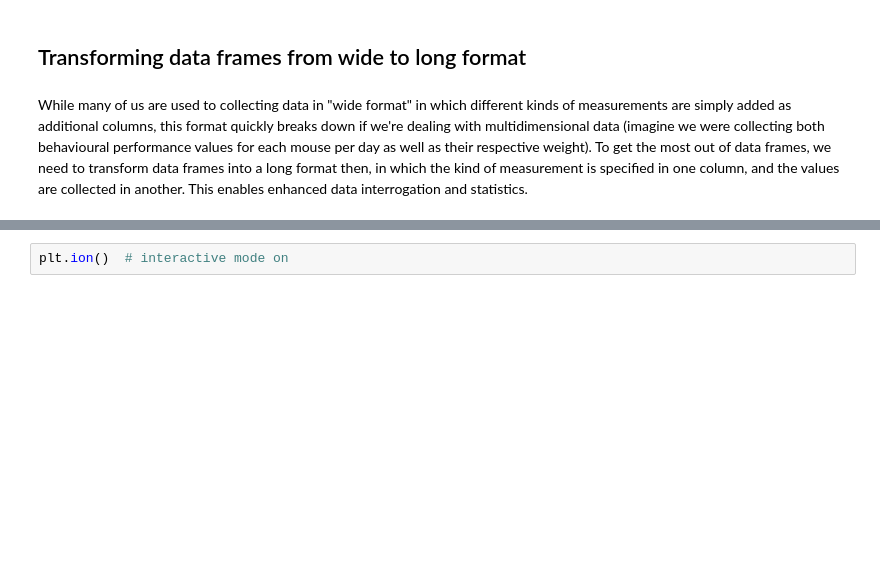
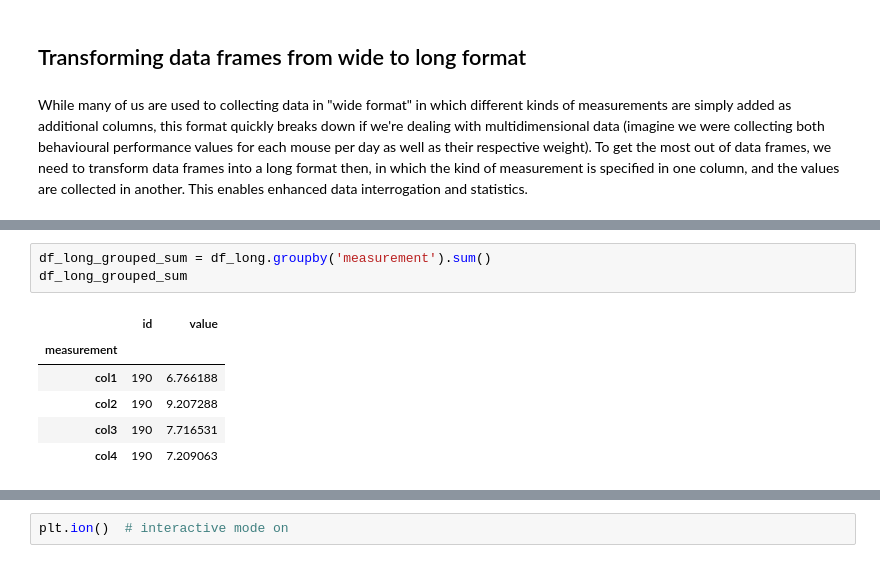
Before and after one commit to obarnstedt/LINdoscope2023, a Jupyter notebook: notebooks/intro_to_python.ipynb, the cells around one changed output, grey strips where cells are left out. Cells and saved outputs as stored; diff of their text form; blank space fills up the shorter version.

```diff
--- a/notebooks/intro_to_python.ipynb
+++ b/notebooks/intro_to_python.ipynb
@@ -356,0 +373,10 @@ df_long
+# %%
+df_long_grouped_sum = df_long.groupby('measurement').sum()
+df_long_grouped_sum
+# %% [output]
+|  | id | value |
+| measurement |  |  |
+| col1 | 190 | 6.766188 |
+| col2 | 190 | 9.207288 |
+| col3 | 190 | 7.716531 |
+| col4 | 190 | 7.209063 |
```
Also changed, not shown: parts of 23 cells of this notebook.
